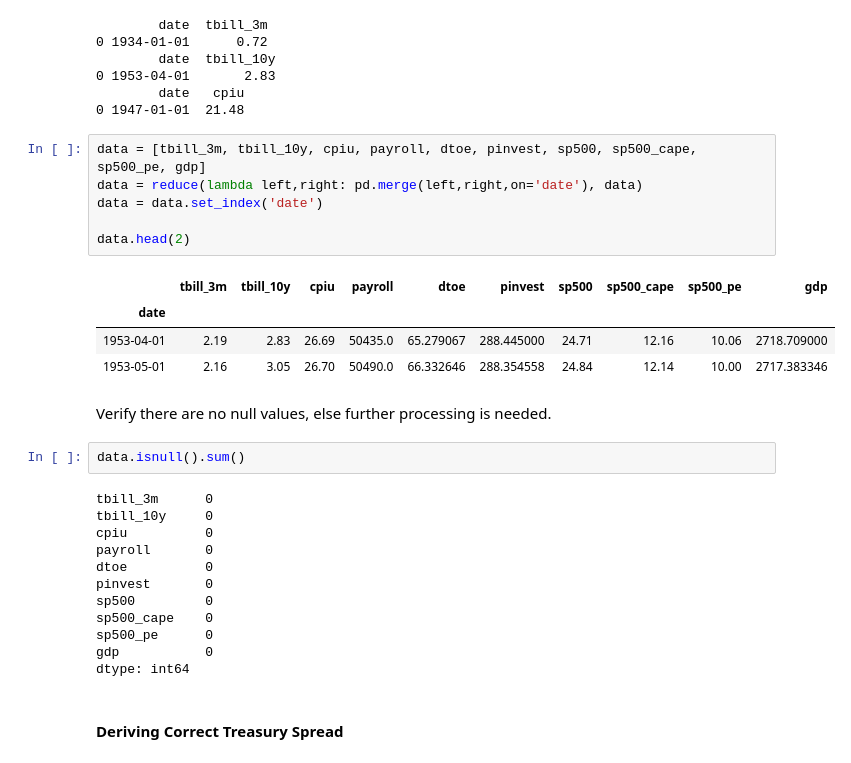
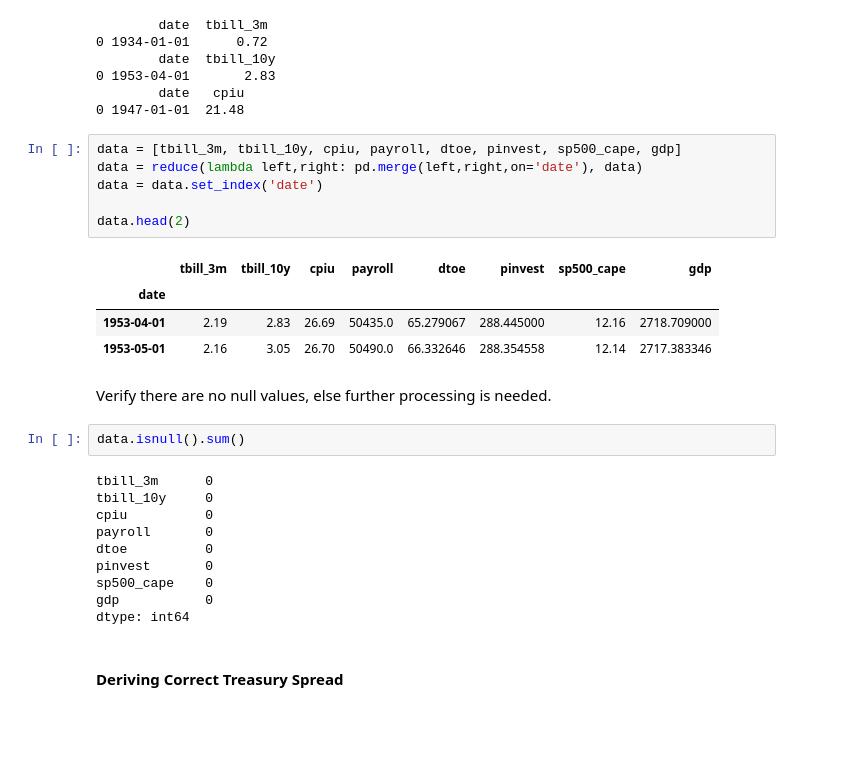
Before and after one commit to jiajunyuan/python-recession-forecaster, a Jupyter notebook: recession_predictor_first_diff.ipynb, the cells around one changed output. Saved outputs shown, nothing was run; the diff lists cells and outputs as text; blank space fills up the shorter version.

```diff
--- a/recession_predictor_first_diff.ipynb
+++ b/recession_predictor_first_diff.ipynb
@@ -156,16 +165,16 @@ print(cpiu.head(1))
         date   cpiu
 0 1947-01-01  21.48
 # %%
-data = [tbill_3m, tbill_10y, cpiu, payroll, dtoe, pinvest, sp500, sp500_cape, sp500_pe, gdp]
+data = [tbill_3m, tbill_10y, cpiu, payroll, dtoe, pinvest, sp500_cape, gdp]
 data = reduce(lambda left,right: pd.merge(left,right,on='date'), data)
 data = data.set_index('date')
 
 data.head(2)
 # %% [output]
-|  | tbill_3m | tbill_10y | cpiu | payroll | dtoe | pinvest | sp500 | sp500_cape | sp500_pe | gdp |
-| date |  |  |  |  |  |  |  |  |  |  |
-| 1953-04-01 | 2.19 | 2.83 | 26.69 | 50435.0 | 65.279067 | 288.445000 | 24.71 | 12.16 | 10.06 | 2718.709000 |
-| 1953-05-01 | 2.16 | 3.05 | 26.70 | 50490.0 | 66.332646 | 288.354558 | 24.84 | 12.14 | 10.00 | 2717.383346 |
+|  | tbill_3m | tbill_10y | cpiu | payroll | dtoe | pinvest | sp500_cape | gdp |
+| date |  |  |  |  |  |  |  |  |
+| 1953-04-01 | 2.19 | 2.83 | 26.69 | 50435.0 | 65.279067 | 288.445000 | 12.16 | 2718.709000 |
+| 1953-05-01 | 2.16 | 3.05 | 26.70 | 50490.0 | 66.332646 | 288.354558 | 12.14 | 2717.383346 |
 # %% [markdown]
 Verify there are no null values, else further processing is needed.
 # %%
@@ -177,9 +186,7 @@ cpiu          0
 payroll       0
 dtoe          0
 pinvest       0
-sp500         0
 sp500_cape    0
-sp500_pe      0
 gdp           0
 dtype: int64
 # %% [markdown]
```
Also changed, not shown: parts of 61 cells of this notebook.
